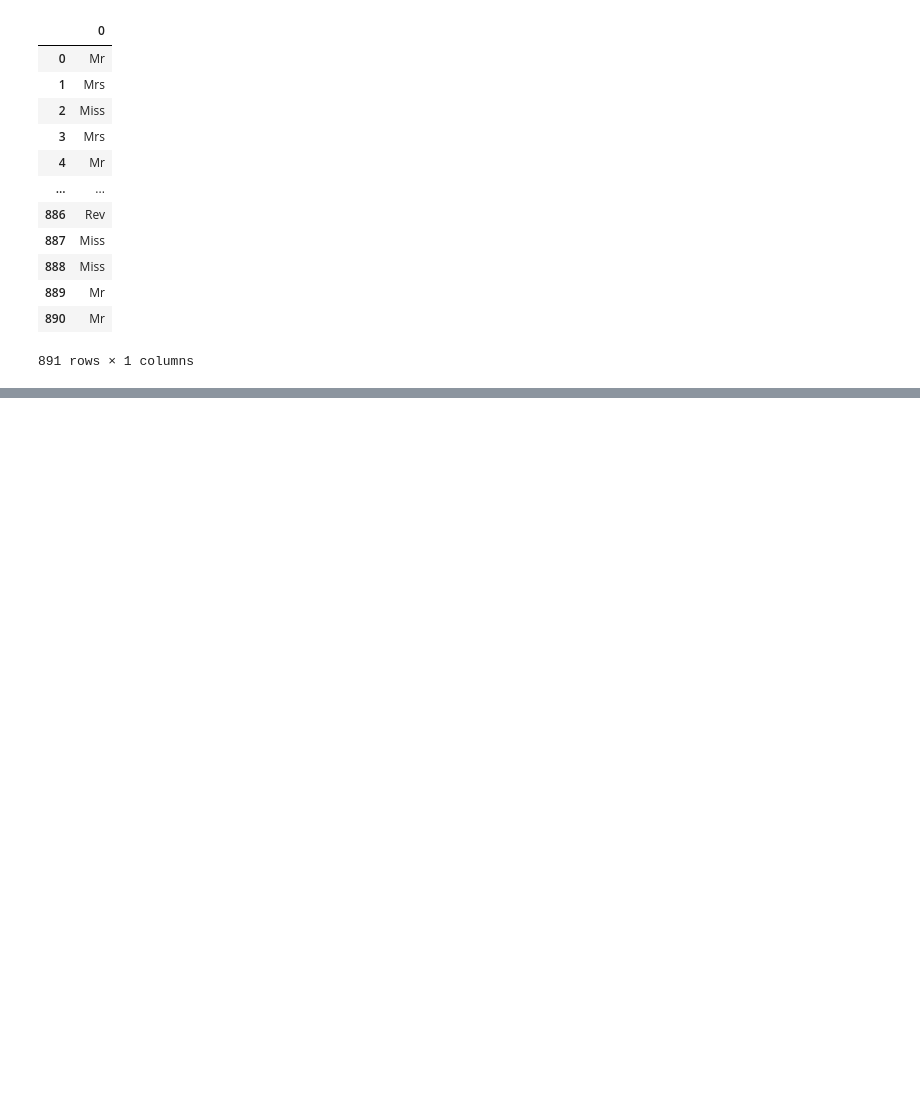
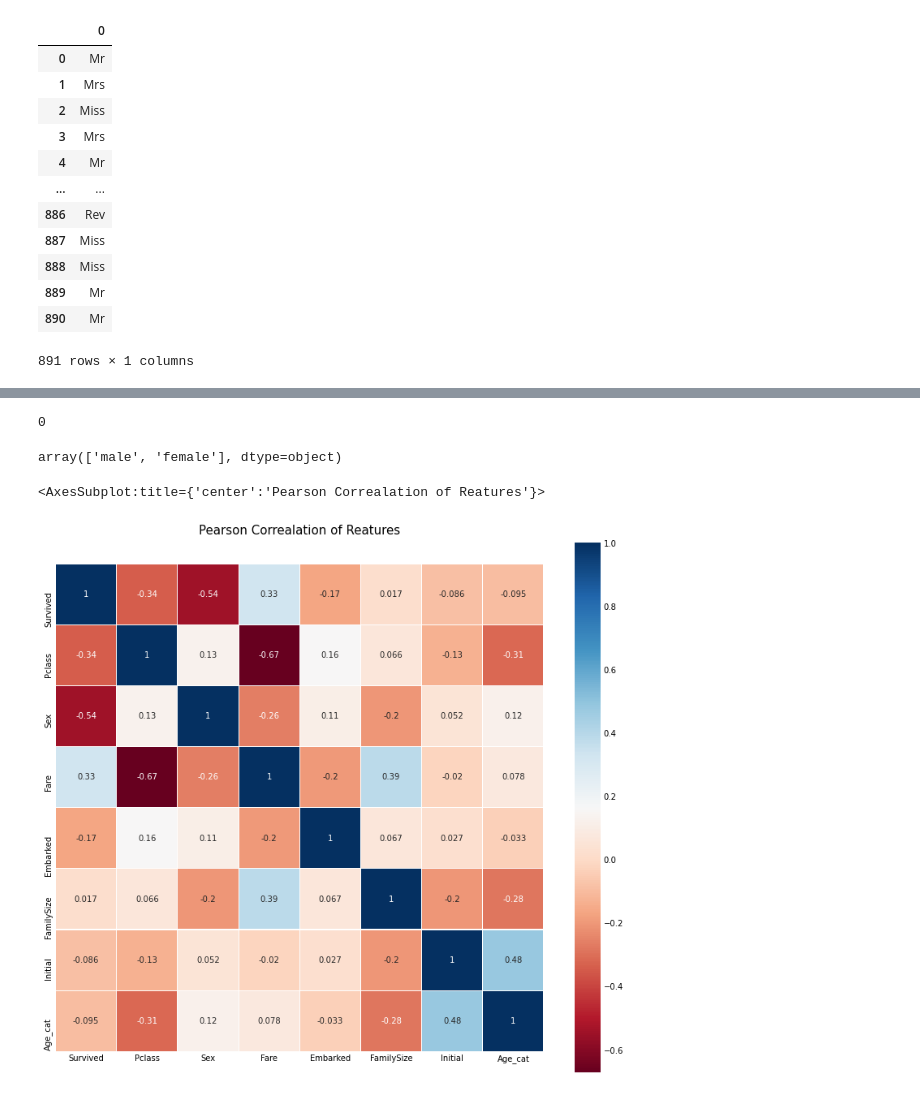
Before and after one commit to jsj267/Kaggle-Struggle, a Jupyter notebook: kaggle transcript/Titanic - you han lee.ipynb, the cells around one changed output, grey strips where cells are left out. Drawn from its saved outputs; the diff is of its cells as text; code cells hidden in the pictures; blank space fills up the shorter version.

```diff
--- a/kaggle transcript/Titanic - you han lee.ipynb
+++ b/kaggle transcript/Titanic - you han lee.ipynb
@@ -363,0 +550,2 @@ SyntaxError: invalid syntax (<ipython-input-37-fc3e94b00530>, line 1)
+# %%
+df_train['Initial'] = df_train['Initial'].map({'Master':0, 'Miss':1, 'Mr':2, 'Mrs':3, 'Other':4})
@@ -363,0 +561,24 @@ SyntaxError: invalid syntax (<ipython-input-37-fc3e94b00530>, line 1)
+# %%
+df_train['Embarked'] = df_train['Embarked'].map({'C':0, 'Q':1, 'S':2})
+df_test['Embarked'] = df_test['Embarked'].map({'C':0, 'Q':1, 'S':2})
+# %%
+df_train.Embarked.isnull().sum()
+# %% [output]
+0
+# %%
+df_train['Sex'].unique()
+# %% [output]
+array(['male', 'female'], dtype=object)
+# %%
+df_train['Sex'] = df_train['Sex'].map({'female':0, 'male':1})
+df_test['Sex'] = df_test['Sex'].map({'female':0, 'male':1})
+# %%
+heatmap_data = df_train[['Survived', 'Pclass', 'Sex', 'Fare', 'Embarked', 'FamilySize', 'Initial', 'Age_cat']]
+# %%
+colormap = plt.cm.RdBu
+plt.figure(figsize=(12,12))
+plt.title('Pearson Correalation of Reatures', y=1.05, size=15)
+sns.heatmap(heatmap_data.astype(float).corr(), linewidths=0.1, vmax=1.0, square=True, cmap=colormap, annot=True)
+# %% [output]
+<AxesSubplot:title={'center':'Pearson Correalation of Reatures'}>
+[figure, added]
```
Also changed, not shown: parts of 53 cells of this notebook.
